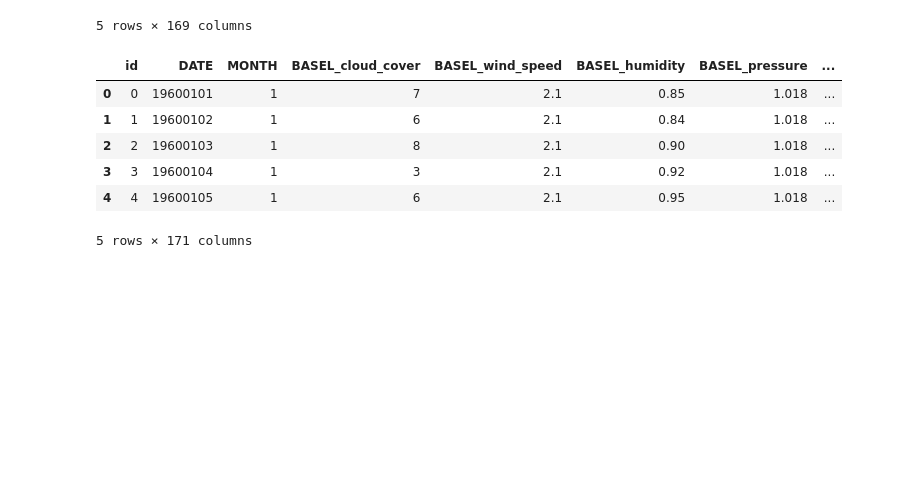
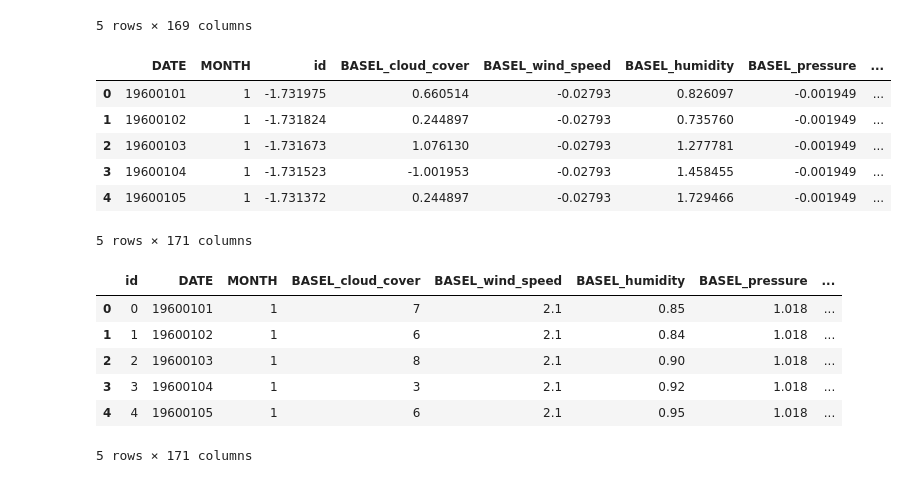
Before and after one commit to Shravaniis/ClimateWins, a Jupyter notebook: 03 Scripts/1.2_Ethics_and_Direction_of_Machine_Learning_Programs.ipynb, the cells around one changed output. Drawn from its saved outputs; the diff is of its cells as text; code cells hidden in the pictures; blank space fills up the shorter version.

```diff
--- a/03 Scripts/1.2_Ethics_and_Direction_of_Machine_Learning_Programs.ipynb
+++ b/03 Scripts/1.2_Ethics_and_Direction_of_Machine_Learning_Programs.ipynb
@@ -138,6 +138,24 @@ df_scaled.head()
 | 3 | -1.731523 | -1.001953 | -0.02793 | 1.458455 | -0.001949 | -0.821838 | ... |
 | 4 | -1.731372 | 0.244897 | -0.02793 | 1.729466 | -0.001949 | -0.746661 | ... |
 5 rows × 169 columns
+# %%
+#Concatenate scaled data with 'DATE' and 'MONTH' columns
+
+# Extract 'DATE' and 'MONTH' columns from df
+date_month_cols = df[['DATE', 'MONTH']]
+
+# Concatenate 'DATE' and 'MONTH' columns to the front of df_scaled
+df_scaled = pd.concat([date_month_cols, df_scaled], axis=1)
+# %%
+df_scaled.head()
+# %% [output]
+|  | DATE | MONTH | id | BASEL_cloud_cover | BASEL_wind_speed | BASEL_humidity | BASEL_pressure | ... |
+| 0 | 19600101 | 1 | -1.731975 | 0.660514 | -0.02793 | 0.826097 | -0.001949 | ... |
+| 1 | 19600102 | 1 | -1.731824 | 0.244897 | -0.02793 | 0.735760 | -0.001949 | ... |
+| 2 | 19600103 | 1 | -1.731673 | 1.076130 | -0.02793 | 1.277781 | -0.001949 | ... |
+| 3 | 19600104 | 1 | -1.731523 | -1.001953 | -0.02793 | 1.458455 | -0.001949 | ... |
+| 4 | 19600105 | 1 | -1.731372 | 0.244897 | -0.02793 | 1.729466 | -0.001949 | ... |
+5 rows × 171 columns
 # %%
 # Compare the original vs. scaled data
 
```
Also changed, not shown: parts of 2 cells of this notebook.
